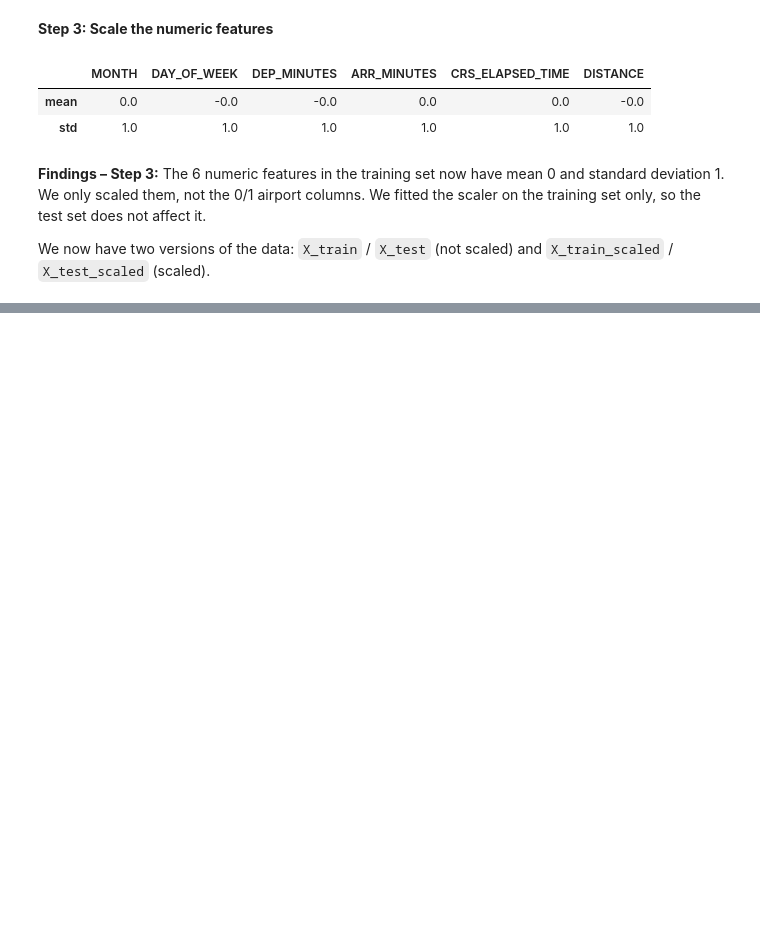
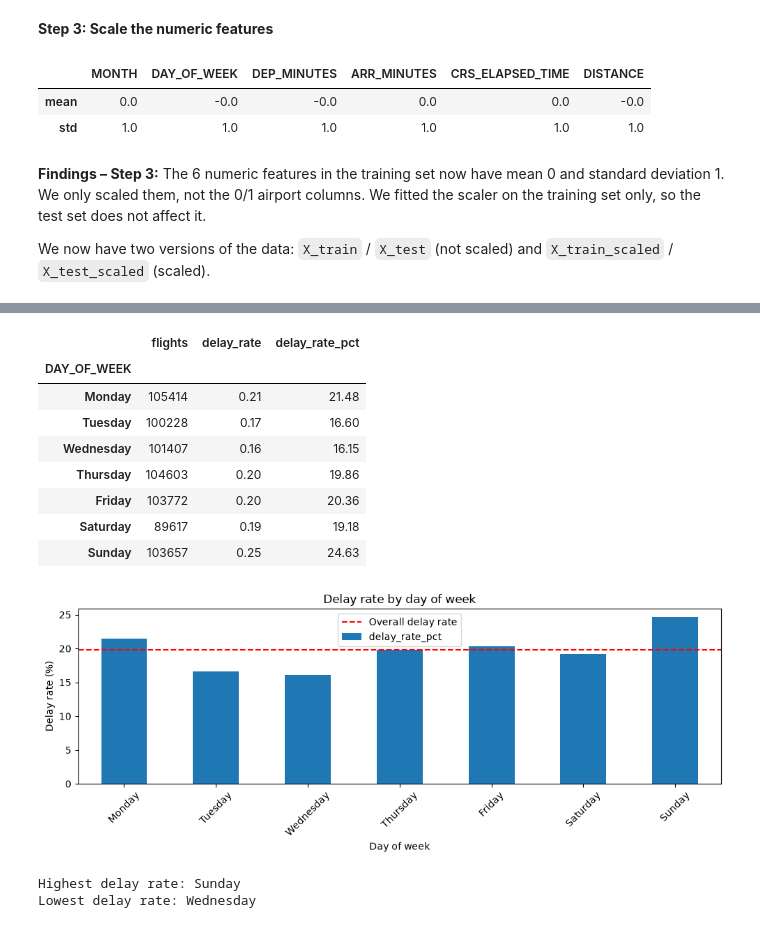
Before and after one commit to Malou100701/MachineLearning2026, a Jupyter notebook: flight_delay_analysis_starter.ipynb, the cells around one changed output, grey strips where cells are left out. Saved outputs shown, nothing was run; the diff lists cells and outputs as text; code cells hidden in the pictures; blank space fills up the shorter version.

```diff
--- a/flight_delay_analysis_starter.ipynb
+++ b/flight_delay_analysis_starter.ipynb
@@ -606,0 +724,52 @@ We now have two versions of the data: `X_train` / `X_test` (not scaled) and `X_t
+# %%
+weekday = eda.groupby("DAY_OF_WEEK")["ARR_DEL15"].agg(
+    flights="size",
+    delay_rate="mean"
+)
+
+weekday["delay_rate_pct"] = weekday["delay_rate"] * 100
+
+weekday = weekday.rename(index={
+    1: "Monday",
+    2: "Tuesday",
+    3: "Wednesday",
+    4: "Thursday",
+    5: "Friday",
+    6: "Saturday",
+    7: "Sunday"
+})
+
+display(weekday.round(2))
+
+weekday["delay_rate_pct"].plot(
+    kind="bar", figsize=(10, 4)
+)
+
+plt.axhline(
+    overall_delay, color="red",
+    linestyle="--", label="Overall delay rate"
+)
+
+plt.title("Delay rate by day of week")
+plt.xlabel("Day of week")
+plt.ylabel("Delay rate (%)")
+plt.xticks(rotation=45)
+plt.legend()
+plt.tight_layout()
+plt.show()
+
+print("Highest delay rate:", weekday["delay_rate_pct"].idxmax())
+print("Lowest delay rate:", weekday["delay_rate_pct"].idxmin())
+# %% [output]
+|  | flights | delay_rate | delay_rate_pct |
+| DAY_OF_WEEK |  |  |  |
+| Monday | 105414 | 0.21 | 21.48 |
+| Tuesday | 100228 | 0.17 | 16.60 |
+| Wednesday | 101407 | 0.16 | 16.15 |
+| Thursday | 104603 | 0.20 | 19.86 |
+| Friday | 103772 | 0.20 | 20.36 |
+| Saturday | 89617 | 0.19 | 19.18 |
+| Sunday | 103657 | 0.25 | 24.63 |
+[figure, added]
+Highest delay rate: Sunday
+Lowest delay rate: Wednesday
```
Also changed, not shown: parts of 21 cells of this notebook.
